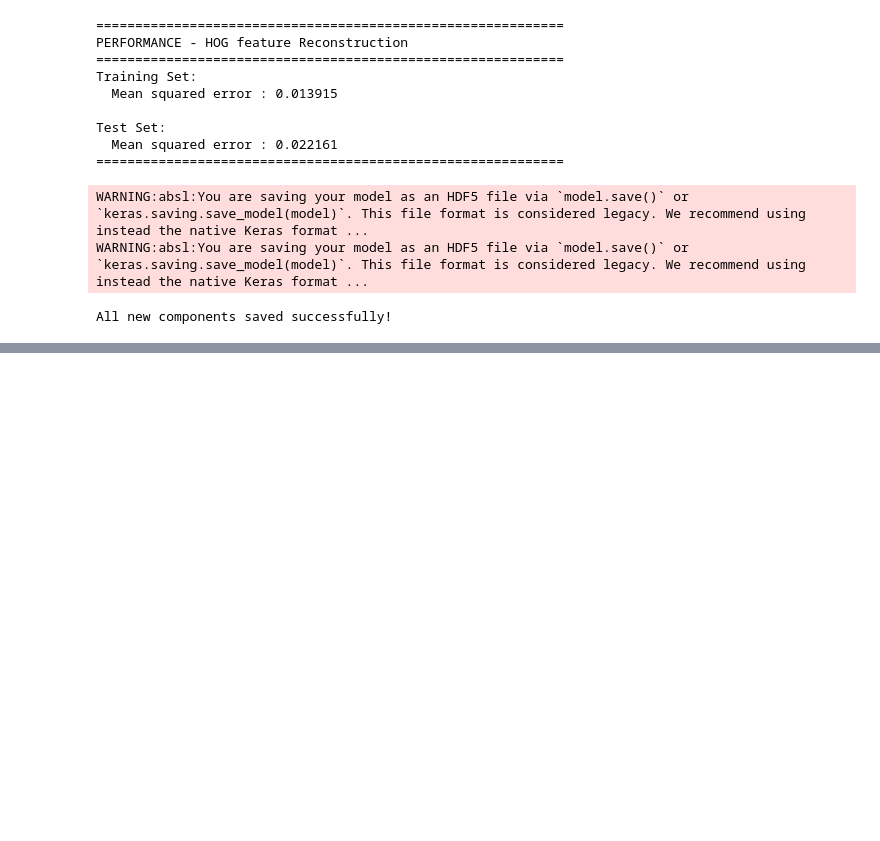
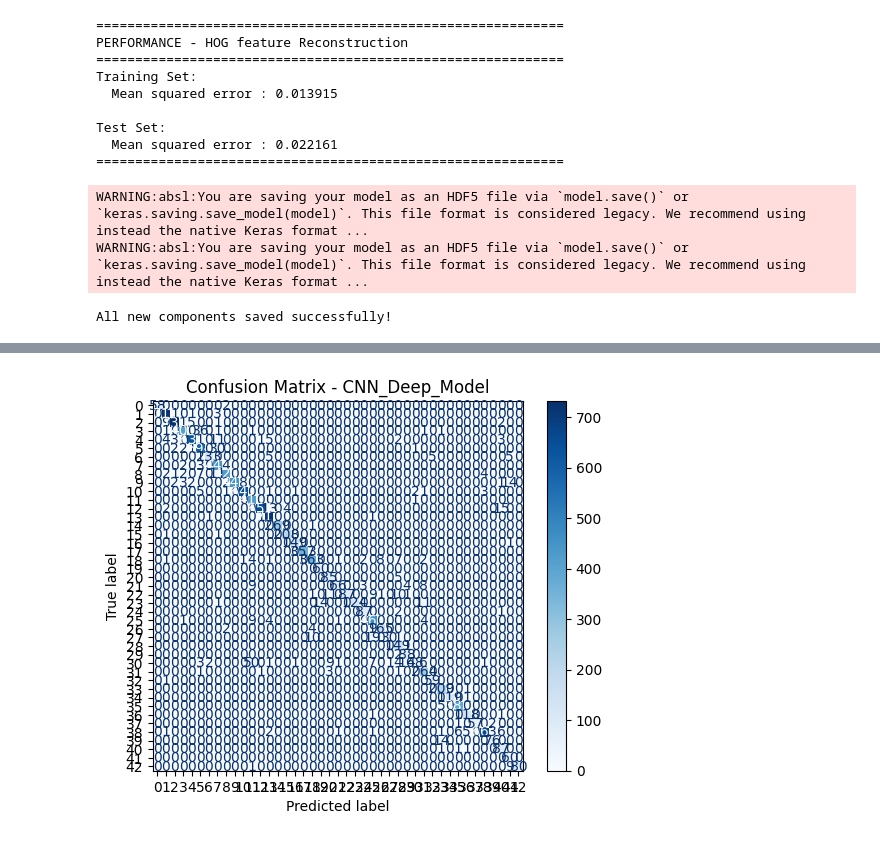
Before and after one commit to Engshadow/Autonomous-Vehicle-Perception-Module, a Jupyter notebook: Project.ipynb, the cells around one changed output, grey strips where cells are left out. Saved outputs shown, nothing was run; the diff lists cells and outputs as text; code cells hidden in the pictures; blank space fills up the shorter version.

```diff
--- a/Project.ipynb
+++ b/Project.ipynb
@@ -795,0 +941,12 @@ All new components saved successfully!
+# %%
+best_model_name = max(h, key=lambda x: max(h[x].history['val_accuracy']))
+best_model = trained[best_model_name]
+print("Best Model:", best_model_name)
+y_pred = best_model.predict(x_test_img)
+y_pred_classes = np.argmax(y_pred, axis=1)
+cm = confusion_matrix(y_test, y_pred_classes)
+disp = ConfusionMatrixDisplay(confusion_matrix=cm)
+disp.plot(cmap='Blues')
+plt.title(f"Confusion Matrix - {best_model_name}")
+plt.show()
+# %% [output]
@@ -795,0 +955 @@ All new components saved successfully!
+[figure, added]
```
Also changed, not shown: parts of 13 cells of this notebook.
